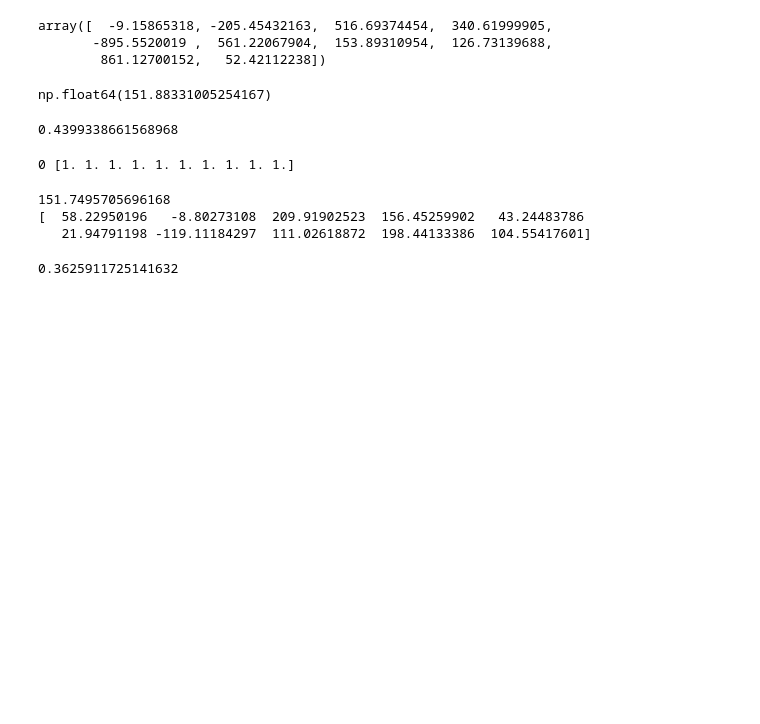
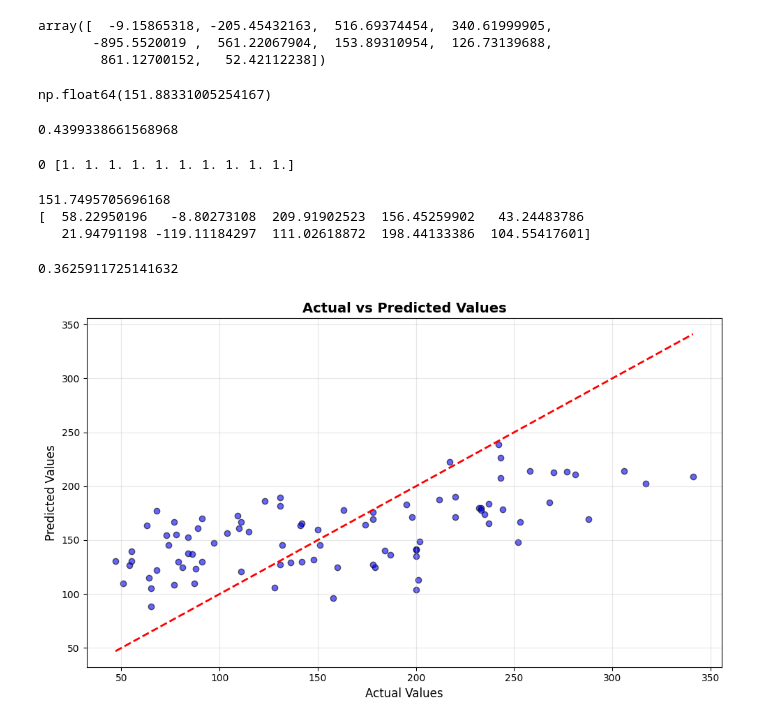
Before and after one commit to tarunpuniya287-del/Machine-Learning, a Jupyter notebook: Gradient Descent/batch.ipynb, the cells around one changed output. Saved outputs shown, nothing was run; the diff lists cells and outputs as text; code cells hidden in the pictures; blank space fills up the shorter version.

Commit message:
Plot the graph

```diff
--- a/Gradient Descent/batch.ipynb
+++ b/Gradient Descent/batch.ipynb
@@ -81,3 +81,15 @@ y_pred = gdr.predict(X_test)
 r2_score(y_test,y_pred)
 # %% [output]
 0.3625911725141632
+# %%
+plt.figure(figsize=(10, 6))
+plt.scatter(y_test, y_pred, alpha=0.6, color='blue', edgecolors='k')
+plt.plot([y_test.min(), y_test.max()], [y_test.min(), y_test.max()], 'r--', lw=2)
+plt.xlabel('Actual Values', fontsize=12)
+plt.ylabel('Predicted Values', fontsize=12)
+plt.title('Actual vs Predicted Values', fontsize=14, fontweight='bold')
+plt.grid(True, alpha=0.3)
+plt.tight_layout()
+plt.show()
+# %% [output]
+[figure, added]
```
Also changed, not shown: parts of 5 cells of this notebook.
